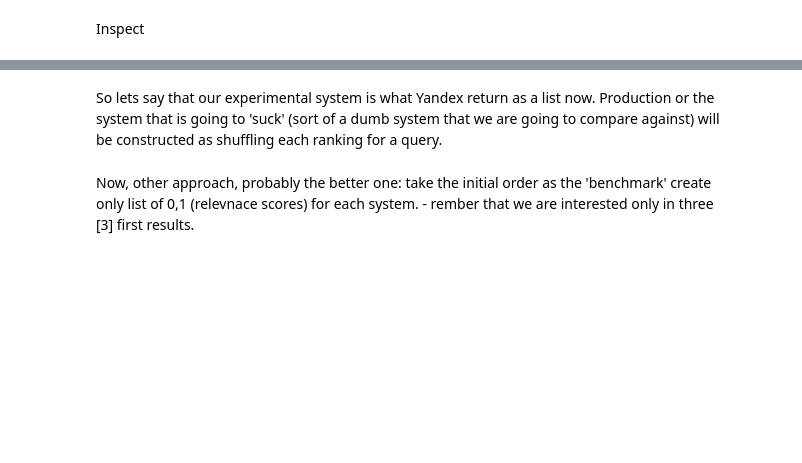
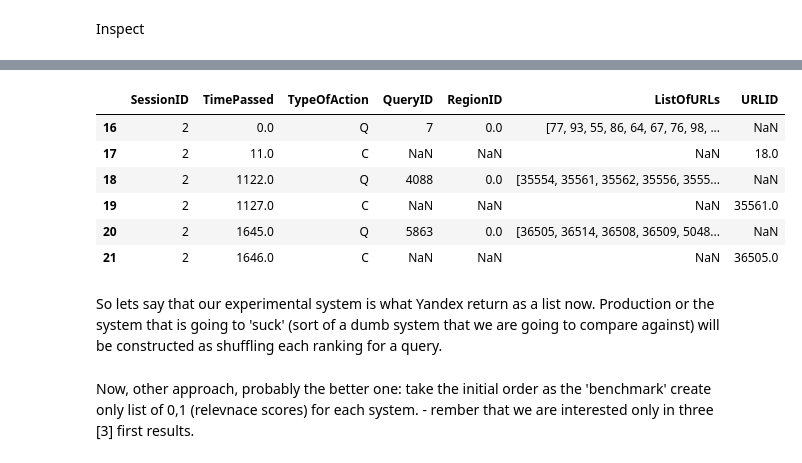
Before and after one commit to freelectron/ir-1-course-work, a Jupyter notebook: Code_max.ipynb, the cells around one changed output, grey strips where cells are left out. Cells and saved outputs as stored; diff of their text form; code cells hidden in the pictures; blank space fills up the shorter version.

```diff
--- a/Code_max.ipynb
+++ b/Code_max.ipynb
@@ -75,5 +97,14 @@ df
 # %%
-test = df[df.SessionID==0]
+test = df[df.SessionID==2]
+test
+# %% [output]
+|  | SessionID | TimePassed | TypeOfAction | QueryID | RegionID | ListOfURLs | URLID |
+| 16 | 2 | 0.0 | Q | 7 | 0.0 | [77, 93, 55, 86, 64, 67, 76, 98, ... | NaN |
+| 17 | 2 | 11.0 | C | NaN | NaN | NaN | 18.0 |
+| 18 | 2 | 1122.0 | Q | 4088 | 0.0 | [35554, 35561, 35562, 35556, 3555... | NaN |
+| 19 | 2 | 1127.0 | C | NaN | NaN | NaN | 35561.0 |
+| 20 | 2 | 1645.0 | Q | 5863 | 0.0 | [36505, 36514, 36508, 36509, 5048... | NaN |
+| 21 | 2 | 1646.0 | C | NaN | NaN | NaN | 36505.0 |
 # %% [markdown]
 So lets say that our experimental system is what Yandex return as a list now. Production or the system that is going to 'suck' (sort of a dumb system that we are going to compare against) will be constructed as shuffling each ranking for a query.
 # %% [markdown]
```
Also changed, not shown: parts of 10 cells of this notebook, 1 other file.
